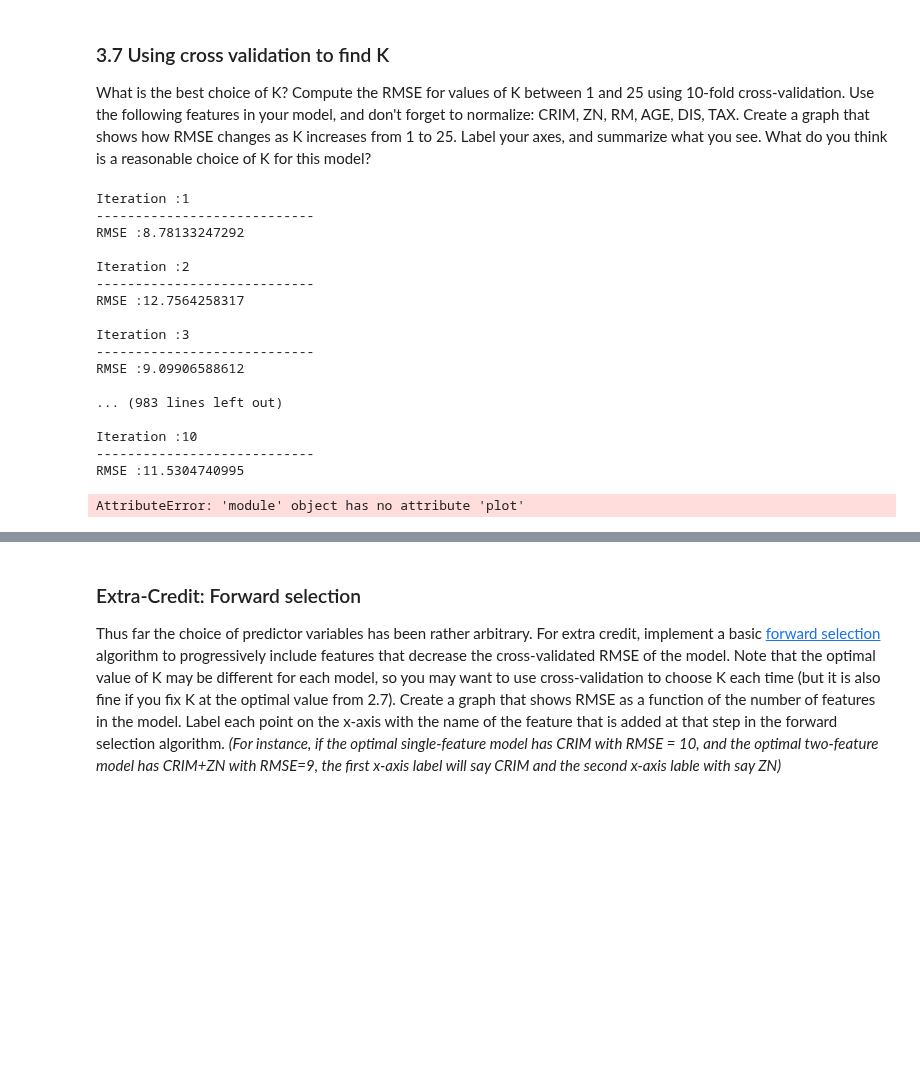
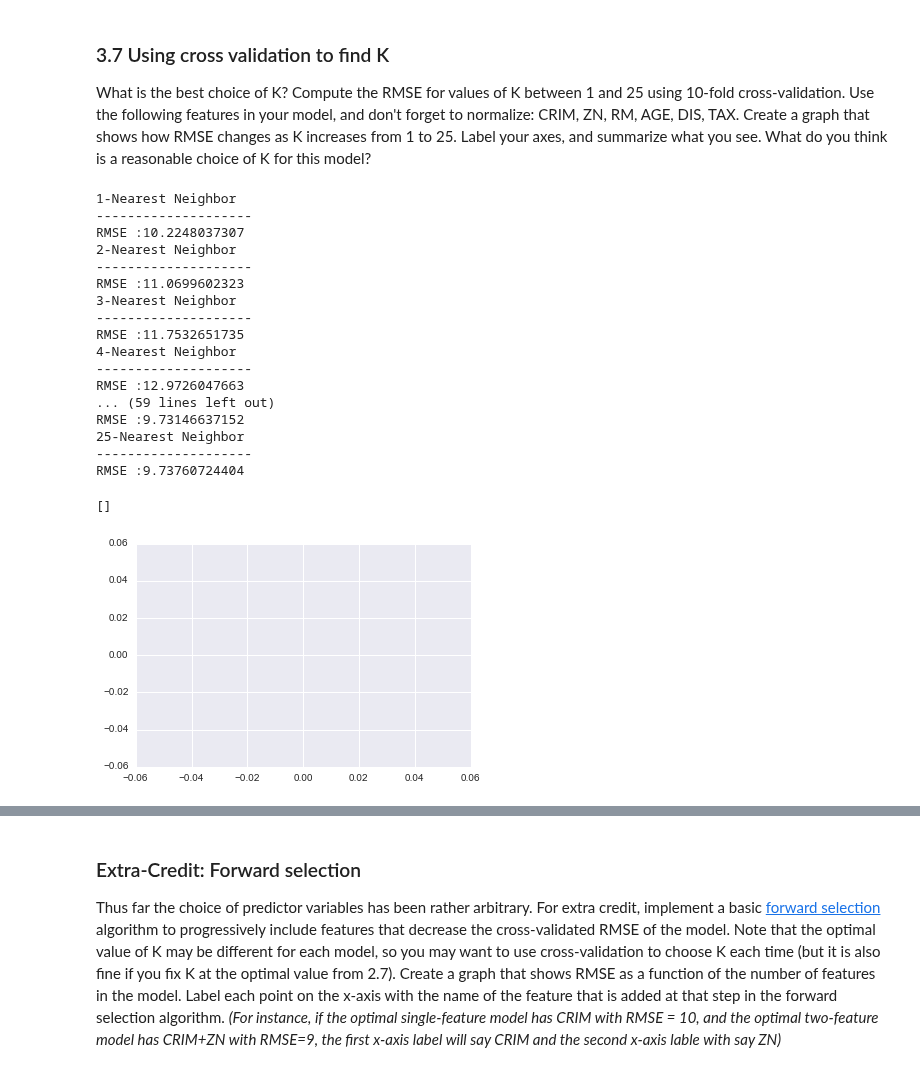
Before and after one commit to abhi32ag/Data_Science_2, a Jupyter notebook: Assignments/Problem_Set_3/INFX574-PS3.ipynb, the cells around one changed output, grey strips where cells are left out. Cells and saved outputs as stored; diff of their text form; code cells hidden in the pictures; blank space fills up the shorter version.

Commit message:
Completed code for k-cross for 1-25 neighbors

```diff
--- a/Assignments/Problem_Set_3/INFX574-PS3.ipynb
+++ b/Assignments/Problem_Set_3/INFX574-PS3.ipynb
@@ -424,15 +425,20 @@ total_data = pd.concat([bdata_train, bdata_test], axis = 0)
 # %%
 #testing k-cross code
 def k_cross_validation(data, features, folds = 10, k =1,  L = 1, verbose=False):
-    len_features = len(features)
-    features += ['MEDV']
-
-    total_data = data[features]
     if features == []:
         total_data = data
+        len_features = data.shape[1] -1
+    else:
+        len_features = len(features)
+        features += ['MEDV']
+        total_data = data[features]
+
 
     # creating index slices
     total_indices = list(total_data.index)
+
+    random.shuffle(total_indices)
+
     remaining_k = []
     size_partition = len(total_indices)/folds
     rmse_list = []
@@ -533,35 +539,38 @@ What is the best choice of K?  Compute the RMSE for values of K between 1 and 25
 # %%
 '''
 CRIM - 0
 ZN - 1
 RM - 5
 AGE - 6
 DIS - 7
 TAX - 9
 '''
 k_rmse = []
 k_range = [i for i in range(1,26)]
 for k in k_range:
+    print '{0}-Nearest Neighbor'.format(k)
+    print '--------------------'
     rmse =  k_cross_validation(total_data, features = ['CRIM', 'ZN', 'RM', 'AGE', 'DIS', 'TAX'], folds = 10, k = k, L=2, verbose=False)
+
     k_rmse.append(np.array(rmse).mean())
-
-sns.plot(x = k_range, y = k_rmse)
+    print 'RMSE :{0}'.format(k_rmse[k-1])
 # %% [output]
-Iteration :1
-----------------------------
-RMSE :8.78133247292
-
-Iteration :2
-----------------------------
-RMSE :12.7564258317
-
-Iteration :3
-----------------------------
-RMSE :9.09906588612
-
-... (983 lines left out)
-
-Iteration :10
-----------------------------
-RMSE :11.5304740995
+1-Nearest Neighbor
+--------------------
+RMSE :10.2248037307
+2-Nearest Neighbor
+--------------------
+RMSE :11.0699602323
+3-Nearest Neighbor
+--------------------
+RMSE :11.7532651735
+4-Nearest Neighbor
+--------------------
+RMSE :12.9726047663
+... (59 lines left out)
+RMSE :9.73146637152
+25-Nearest Neighbor
+--------------------
+RMSE :9.73760724404
-AttributeError: 'module' object has no attribute 'plot'
+[]
+[figure, added]
```
Also changed, not shown: parts of 6 cells of this notebook.
